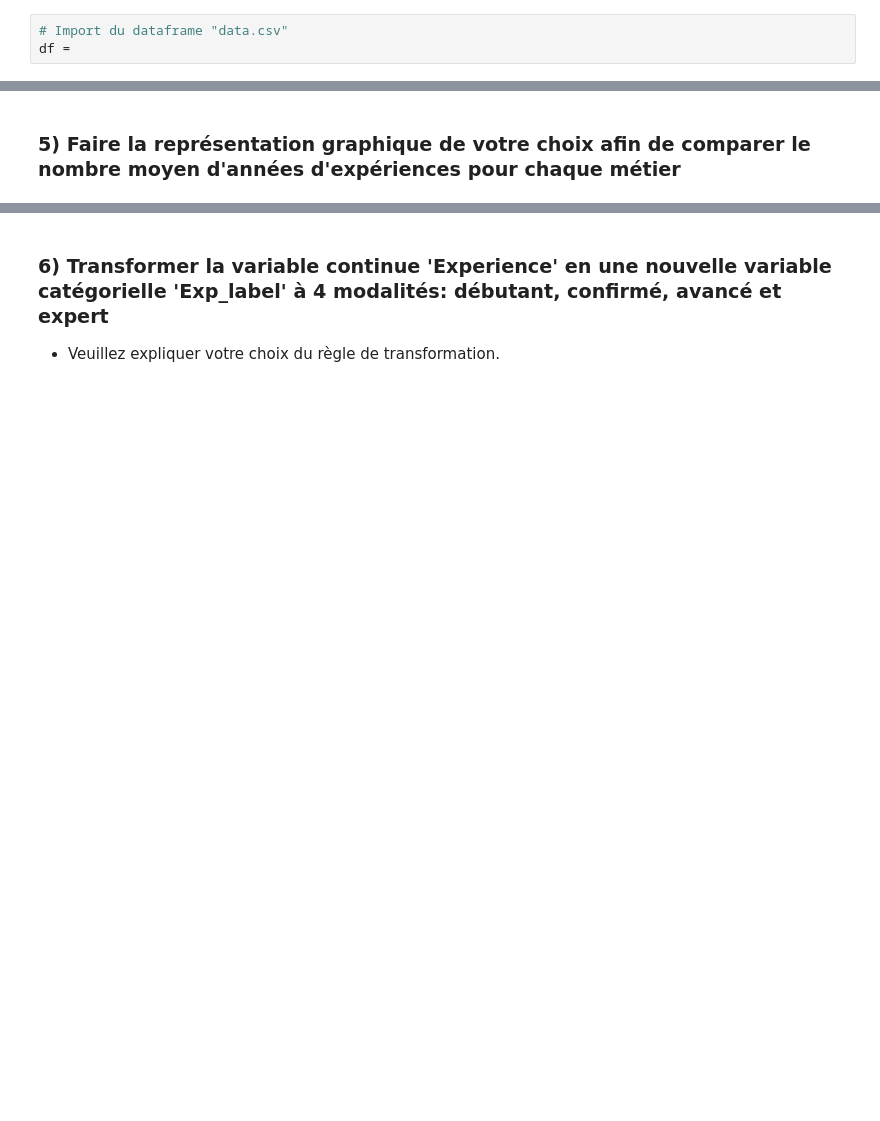
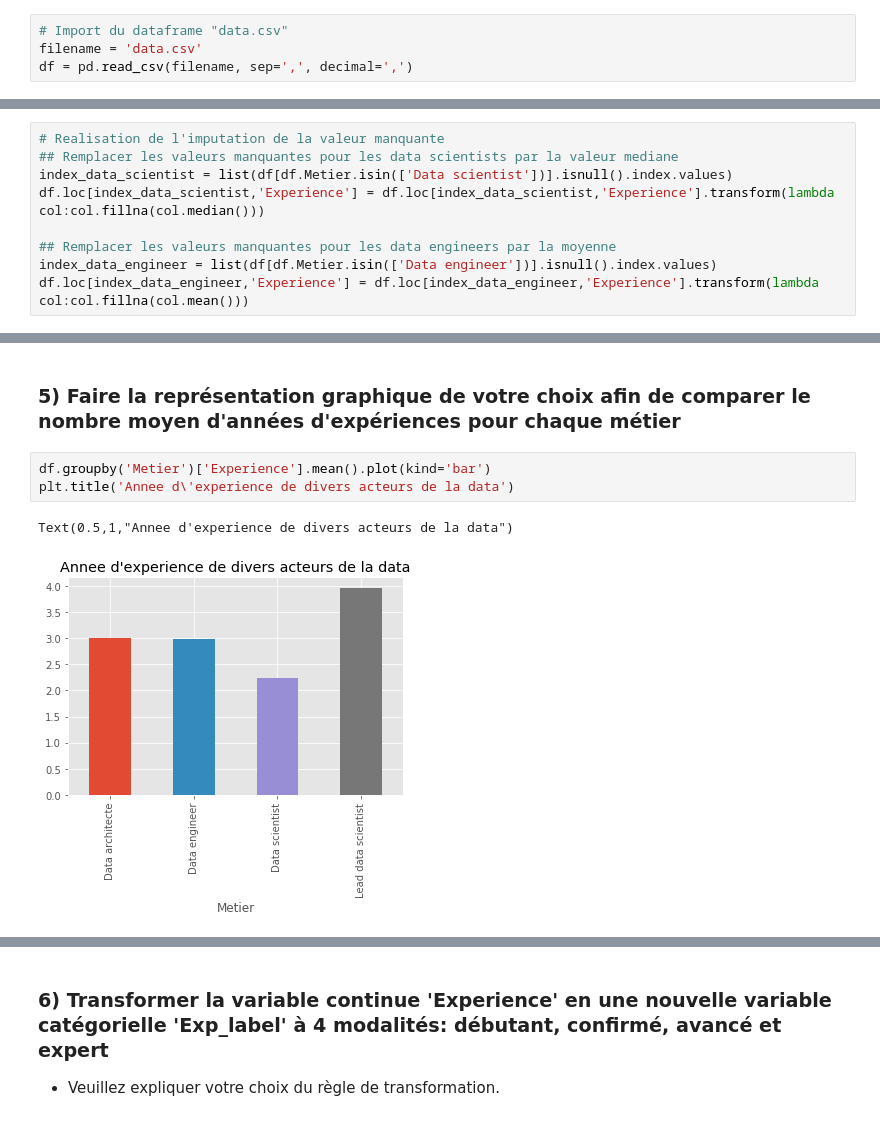
Before and after one commit to AngeKouame/AGILA-DATASET, a Jupyter notebook: Test_Technique_ML.ipynb, the cells around one changed output, grey strips where cells are left out. Cells and saved outputs as stored; diff of their text form; blank space fills up the shorter version.

```diff
--- a/Test_Technique_ML.ipynb
+++ b/Test_Technique_ML.ipynb
@@ -37,3 +59,4 @@ plt.style.use('ggplot')
 # %%
 # Import du dataframe "data.csv"
-df =
+filename = 'data.csv'
+df = pd.read_csv(filename, sep=',', decimal=',')
@@ -45,0 +132,9 @@ df =
+# %%
+# Realisation de l'imputation de la valeur manquante
+## Remplacer les valeurs manquantes pour les data scientists par la valeur mediane
+index_data_scientist = list(df[df.Metier.isin(['Data scientist'])].isnull().index.values)
+df.loc[index_data_scientist,'Experience'] = df.loc[index_data_scientist,'Experience'].transform(lambda col:col.fillna(col.median()))
+
+## Remplacer les valeurs manquantes pour les data engineers par la moyenne
+index_data_engineer = list(df[df.Metier.isin(['Data engineer'])].isnull().index.values)
+df.loc[index_data_engineer,'Experience'] = df.loc[index_data_engineer,'Experience'].transform(lambda col:col.fillna(col.mean()))
@@ -48,2 +164,8 @@ df =
 # %% [markdown]
 ### 5) Faire la représentation graphique de votre choix afin de comparer le nombre moyen d'années d'expériences pour chaque métier
+# %%
+df.groupby('Metier')['Experience'].mean().plot(kind='bar')
+plt.title('Annee d\'experience de divers acteurs de la data')
+# %% [output]
+Text(0.5,1,"Annee d'experience de divers acteurs de la data")
+[figure, added]
```
Also changed, not shown: parts of 26 cells of this notebook.
